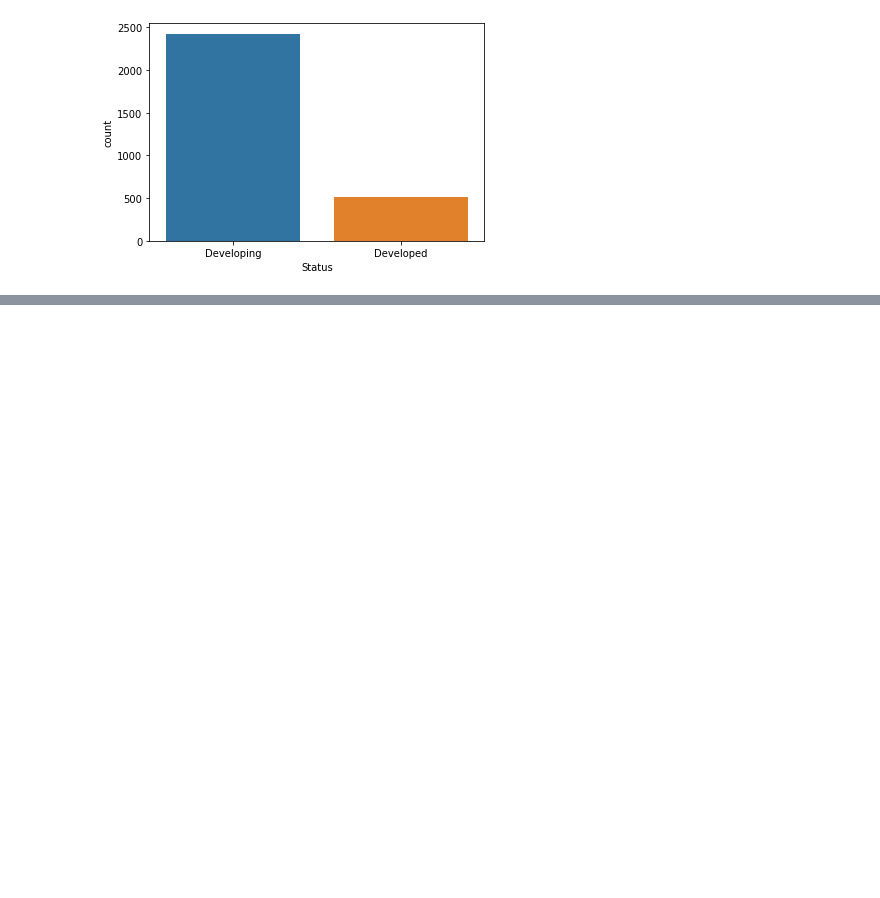
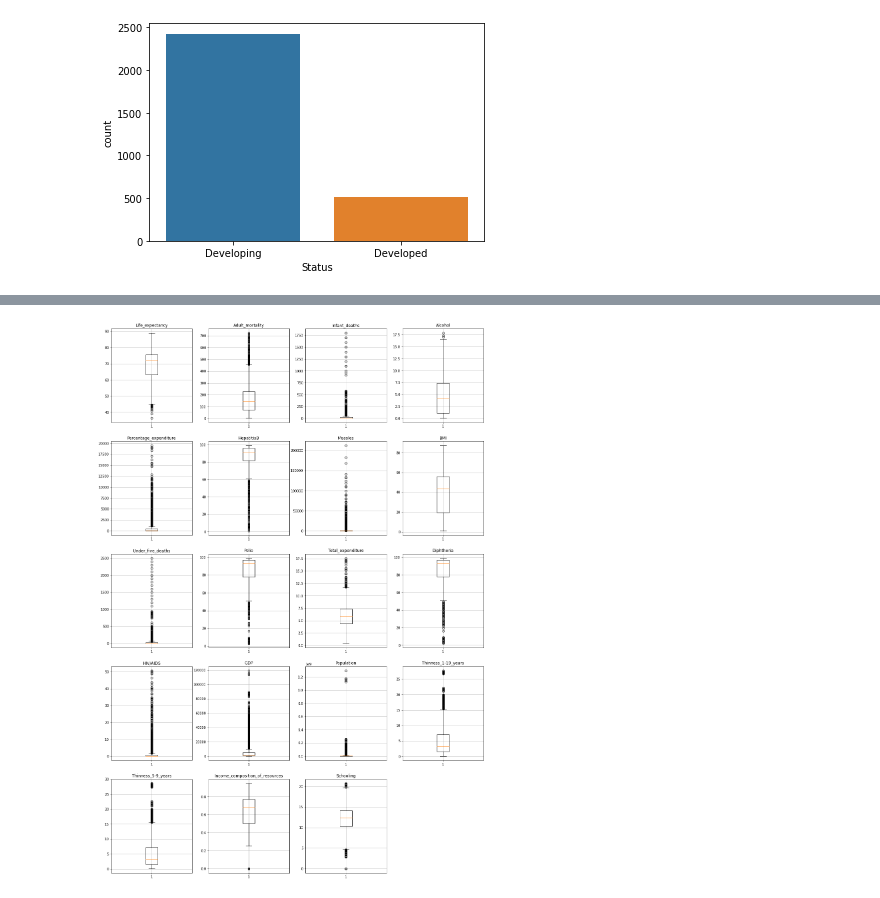
Before and after one commit to billbo-yang/DS503_Final_Project, a Jupyter notebook: eda.ipynb, the cells around one changed output, grey strips where cells are left out. Saved outputs shown, nothing was run; the diff lists cells and outputs as text; code cells hidden in the pictures; blank space fills up the shorter version.

```diff
--- a/eda.ipynb
+++ b/eda.ipynb
@@ -73,0 +103,5 @@ Some things of note:
+# %%
+life_expectancy.reset_index(inplace=True)
+life_expectancy.groupby('Country').apply(lambda group: group.interpolate(method= 'linear'))
+
+print(life_expectancy.isnull().sum())
@@ -73,0 +131,10 @@ Some things of note:
+# %%
+imputed_data = []
+for year in list(life_expectancy.Year.unique()):
+    year_data = life_expectancy[life_expectancy.Year == year].copy()
+    for col in list(year_data.columns)[4:]:
+        year_data[col] = year_data[col].fillna(year_data[col].dropna().median()).copy()
+    imputed_data.append(year_data)
+life_expectancy = pd.concat(imputed_data).copy()
+
+print(life_expectancy.isnull().sum())
@@ -73,0 +159,19 @@ Some things of note:
+# %%
+# lets see if there are any outliers
+def check_outliers(dict, df):
+
+    # Detect outliers in each variable using box plots.
+    fig = plt.figure(figsize=(20,30))
+
+    for variable,i in col_dict.items():
+                        plt.subplot(5,4,i)
+                        plt.boxplot(life_expectancy[variable])
+                        plt.title(variable)
+                        plt.grid(True)
+
+    plt.show()
+
+col_dict = {'Life_expectancy':1,'Adult_mortality':2,'Infant_deaths':3,'Alcohol':4,'Percentage_expenditure':5,'HepatitisB':6,'Measles':7,'BMI':8,'Under_five_deaths':9,'Polio':10,'Total_expenditure':11,'Diphtheria':12,'HIV/AIDS':13,'GDP':14,'Population':15,'Thinness_1-19_years':16,'Thinness_5-9_years':17,'Income_composition_of_resources':18,'Schooling':19}
+check_outliers(col_dict, life_expectancy)
+# %% [output]
+[figure, added]
```
Also changed, not shown: parts of 25 cells of this notebook.
